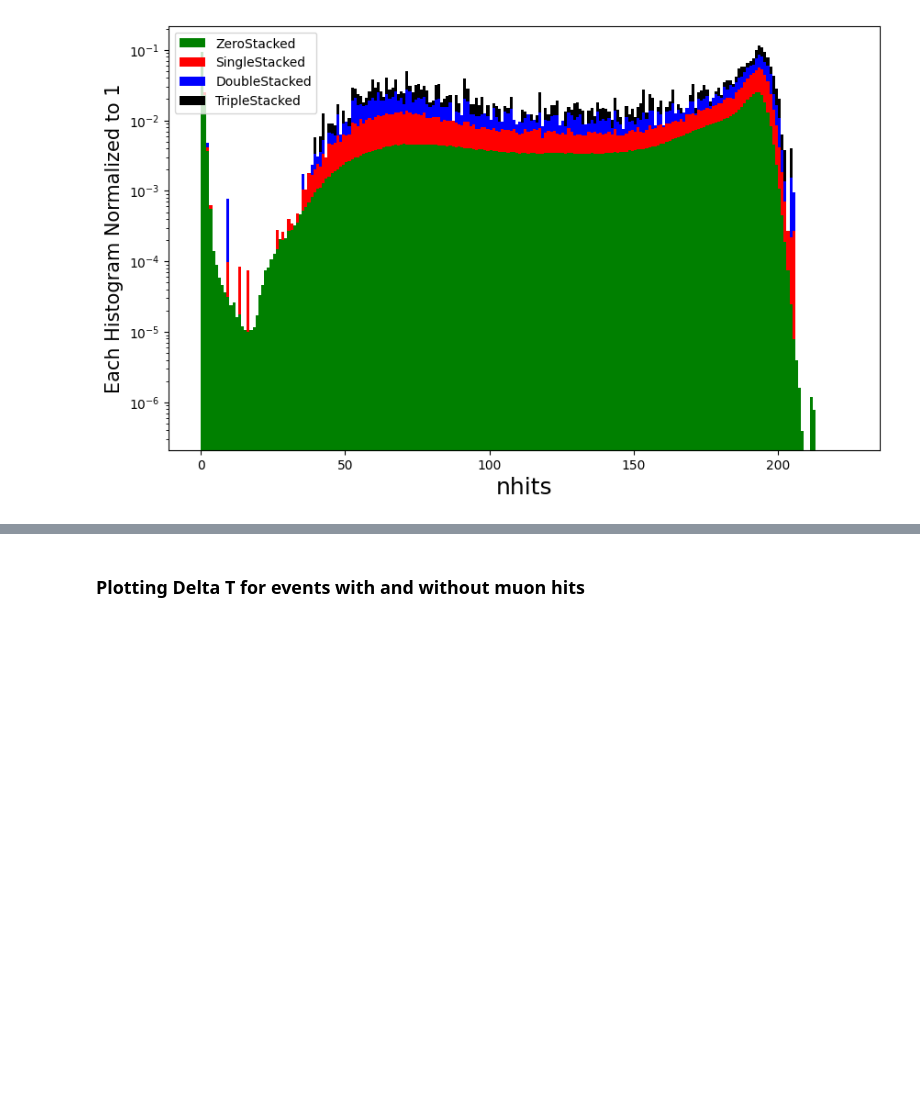
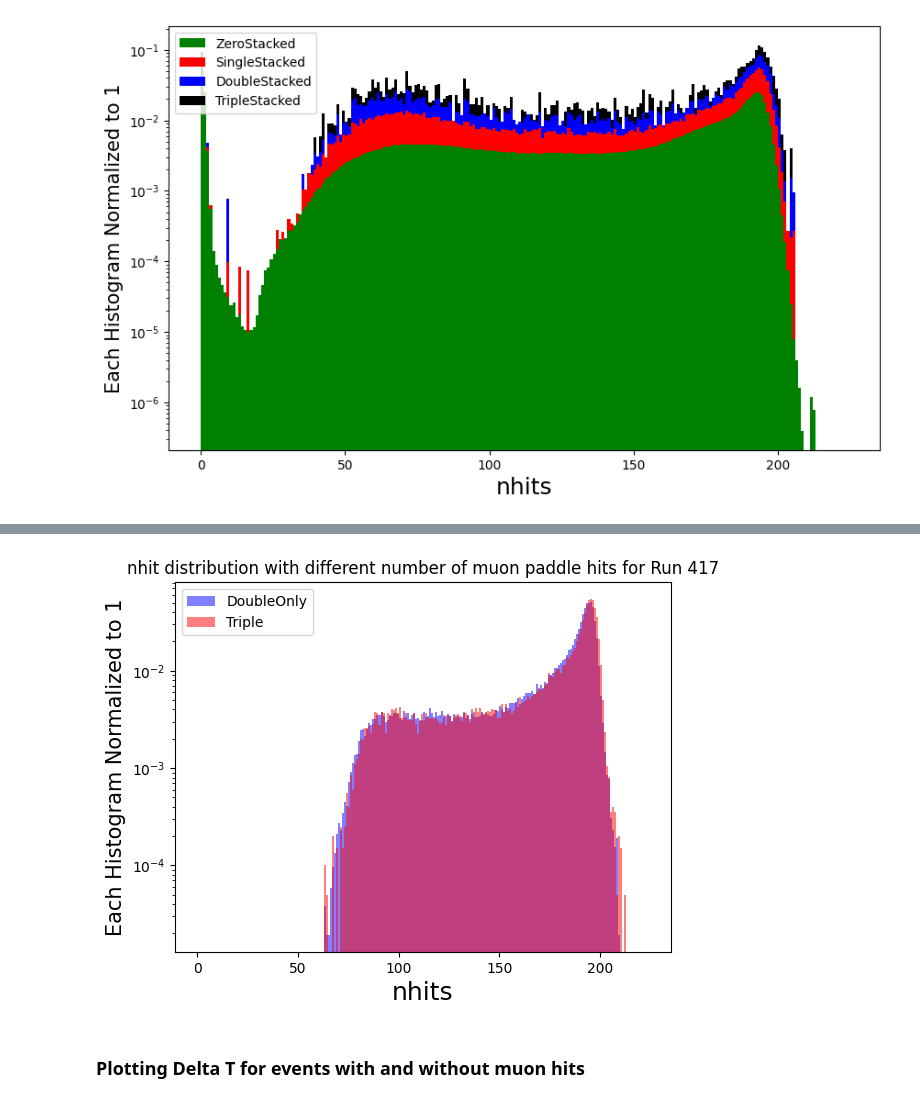
Before and after one commit to wtoslac/EosAnalyses, a Jupyter notebook: Wing/MuonAnalysis.ipynb, the cells around one changed output, grey strips where cells are left out. Saved outputs shown, nothing was run; the diff lists cells and outputs as text; code cells hidden in the pictures; blank space fills up the shorter version.

```diff
--- a/Wing/MuonAnalysis.ipynb
+++ b/Wing/MuonAnalysis.ipynb
@@ -228,3 +261,17 @@ Total Events= 58988  Zeros=  54646  Singles=  1562  Doubles=  617  Triples= 13
+# %%
+#plt.hist(nhitZero,color="red",alpha=0.5,label="Zero",bins=range(0,225),density=True)
+plt.hist(nhitDoubleOnly,color="blue",alpha=0.5,label="DoubleOnly",bins=range(0,225),density=True)
+plt.hist(nhitTriple,color="red",alpha=0.5,label="Triple",bins=range(0,225),density=True)
+
+plt.title("nhit distribution with different number of muon paddle hits for Run "+run_number)
+plt.xlabel("nhits",fontsize=18)
+plt.ylabel("Each Histogram Normalized to 1",fontsize=15)
+plt.legend()
+plt.yscale('log')
+#plt.ylim(1e-4,2e-1)
+plt.show()
+# %% [output]
+[figure, added]
 # %% [markdown]
 ### Plotting Delta T for events with and without muon hits
 # %%
```
Also changed, not shown: parts of 6 cells of this notebook, 1 other file.
